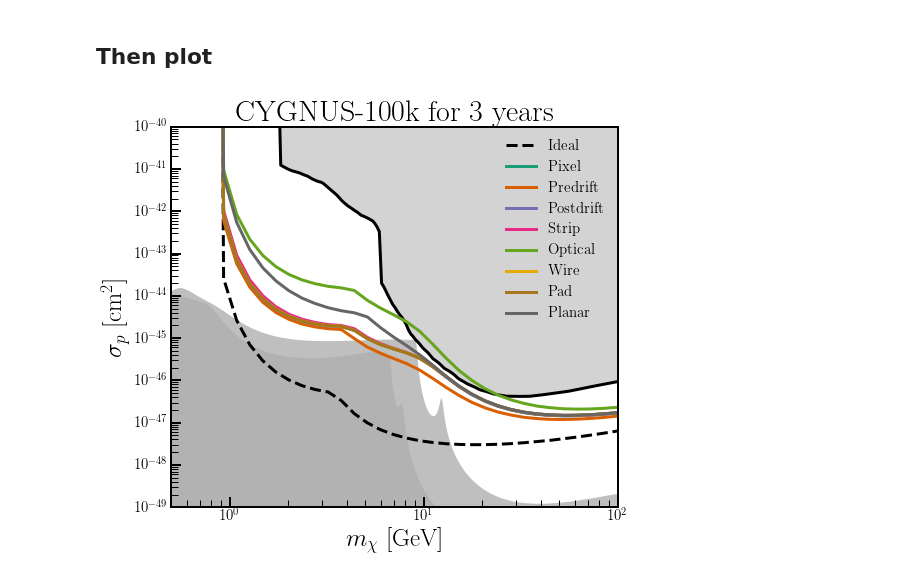
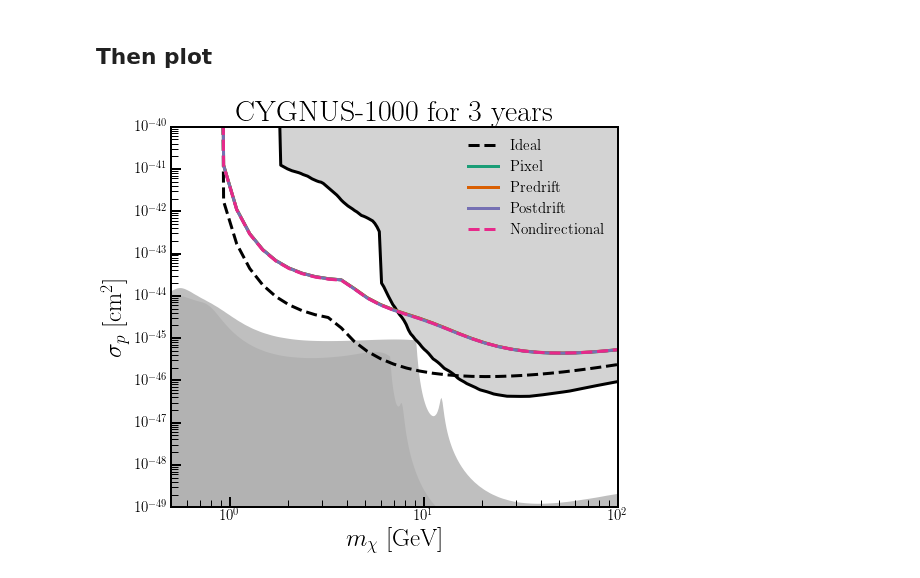
Before and after one commit to cajohare/CYGNUS, a Jupyter notebook: python/Plot_SI_limits.ipynb, the cells around one changed output. Drawn from its saved outputs; the diff is of its cells as text; code cells hidden in the pictures.

Commit message:
added costh angular resolution

```diff
--- a/python/Plot_SI_limits.ipynb
+++ b/python/Plot_SI_limits.ipynb
@@ -10,22 +10,22 @@ from numpy import *
 import matplotlib.pyplot as plt
 import matplotlib.cm as cm
 
-froot = "../data/CYGNUS100k-EnergyOn-"
-ftit = "CYGNUS-100k for 3 years"
-fname = ["" for x in range(0,10)]
+froot = "../data/CYGNUS1000-EnergyOn-costh"
+ftit = "CYGNUS-1000 for 3 years"
+fname = ["" for x in range(0,5)]
 fname[0] ="Ideal"
 fname[1] ="Pixel"
 fname[2] ="Predrift"
 fname[3] ="Postdrift"
-fname[4] ="Strip"
-fname[5] ="Optical"
-fname[6] ="Wire"
-fname[7] ="Pad"
-fname[8] ="Planar"
-fname[9] ="Nondirectional"
+#fname[4] ="Strip"
+#fname[5] ="Optical"
+#fname[6] ="Wire"
+#fname[7] ="Pad"
+#fname[8] ="Planar"
+fname[4] ="Nondirectional"
 
 data_all = zeros(shape=(10,50))
-for i in range(0,10):
+for i in range(0,5):
     data = loadtxt(froot+fname[i]+".txt")
     m,F,He = data[0,:], data[1,:], data[2,:]
     He[He==0] = 1
@@ -72,39 +72,39 @@ plt.fill_between(mlim, slim, y2=ymax,facecolor='LightGray')
 plt.loglog(mlim, slim,"-",linewidth=3,color='k')
 
 # Plot lines
-lsty = ["" for x in range(0,10)]
+lsty = ["" for x in range(0,5)]
 lsty[0] ="--"
 lsty[1] ="-"
 lsty[2] ="-"
 lsty[3] ="-"
-lsty[4] ="-"
-lsty[5] ="-"
-lsty[6] ="-"
-lsty[7] ="-"
-lsty[8] ="-"
-lsty[9] ="--"
-for i in range(0,9):
+#lsty[4] ="-"
+#lsty[5] ="-"
+#lsty[6] ="-"
+#lsty[7] ="-"
+#lsty[8] ="-"
+lsty[-1] ="--"
+for i in range(0,5):
     plt.loglog(m,data_all[i,:],lsty[i],color=col[i,:],linewidth=3,label=fname[i])
 
 # Labels
 plt.legend(loc='upper right',fontsize=15,frameon=False)
 plt.xlabel(r"$m_\chi$ [GeV]",fontsize=25)
 plt.ylabel(r"$\sigma_p$ [cm$^2$]",fontsize=25)
 
 # Limits
 ax.set_xlim(left=xmin, right=xmax)
 ax.set_ylim(bottom=ymin, top=ymax)
 
 
 # Style
 plt.rc('text', usetex=True)
 plt.rc('font', family='serif')
 plt.xticks(fontsize=15)
 plt.yticks(fontsize=15)
 ax.tick_params(which='major',direction='in',width=2,length=10)
 ax.tick_params(which='minor',direction='in',width=1,length=7)
 plt.title(ftit,fontsize=30)
 plt.show()
 fig.savefig('../plots/Cygnus'+ftit+'-SI.pdf')
 # %% [output]
-[figure, old version]
+[figure, new version]
```
Also changed, not shown: 9 other files.
